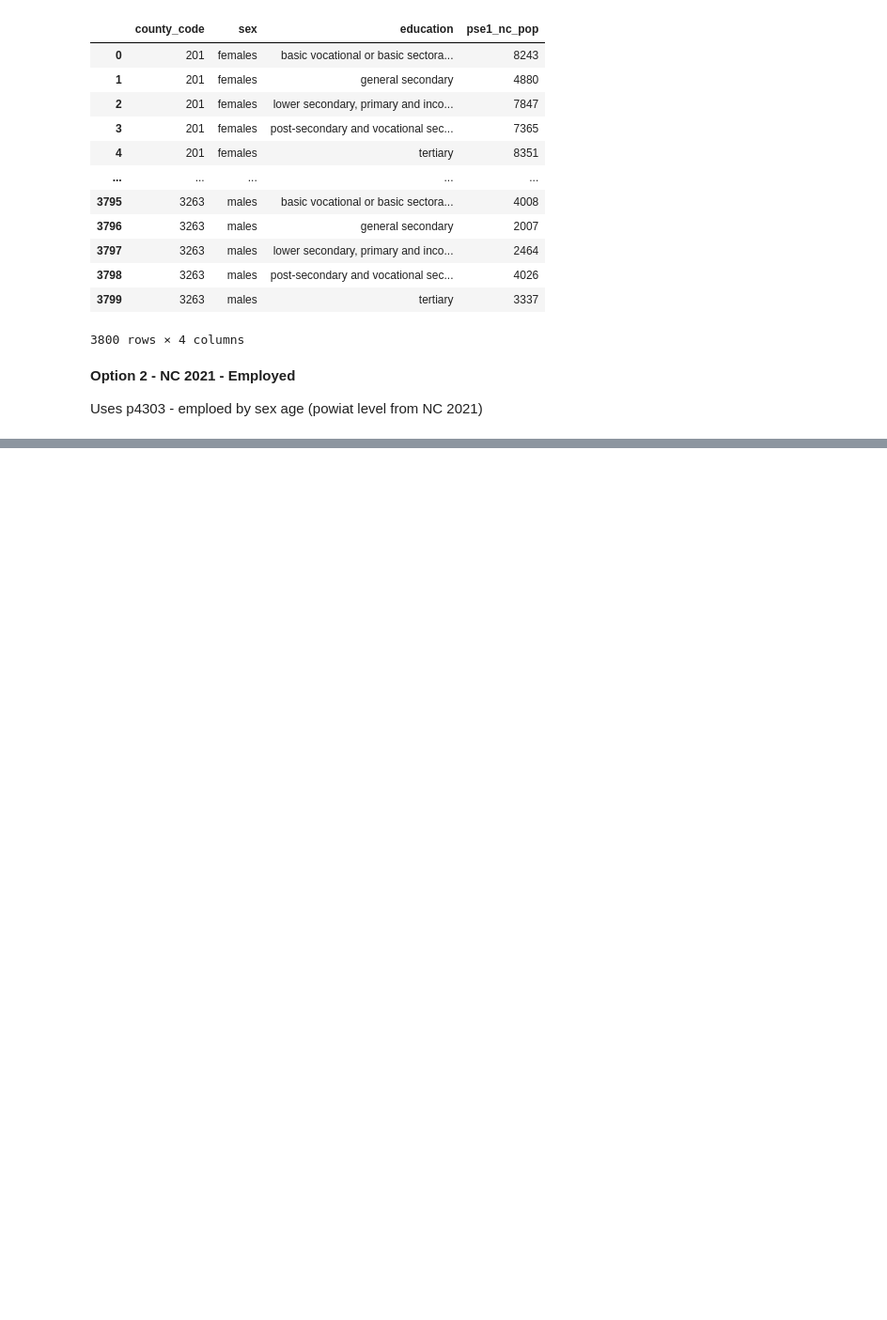
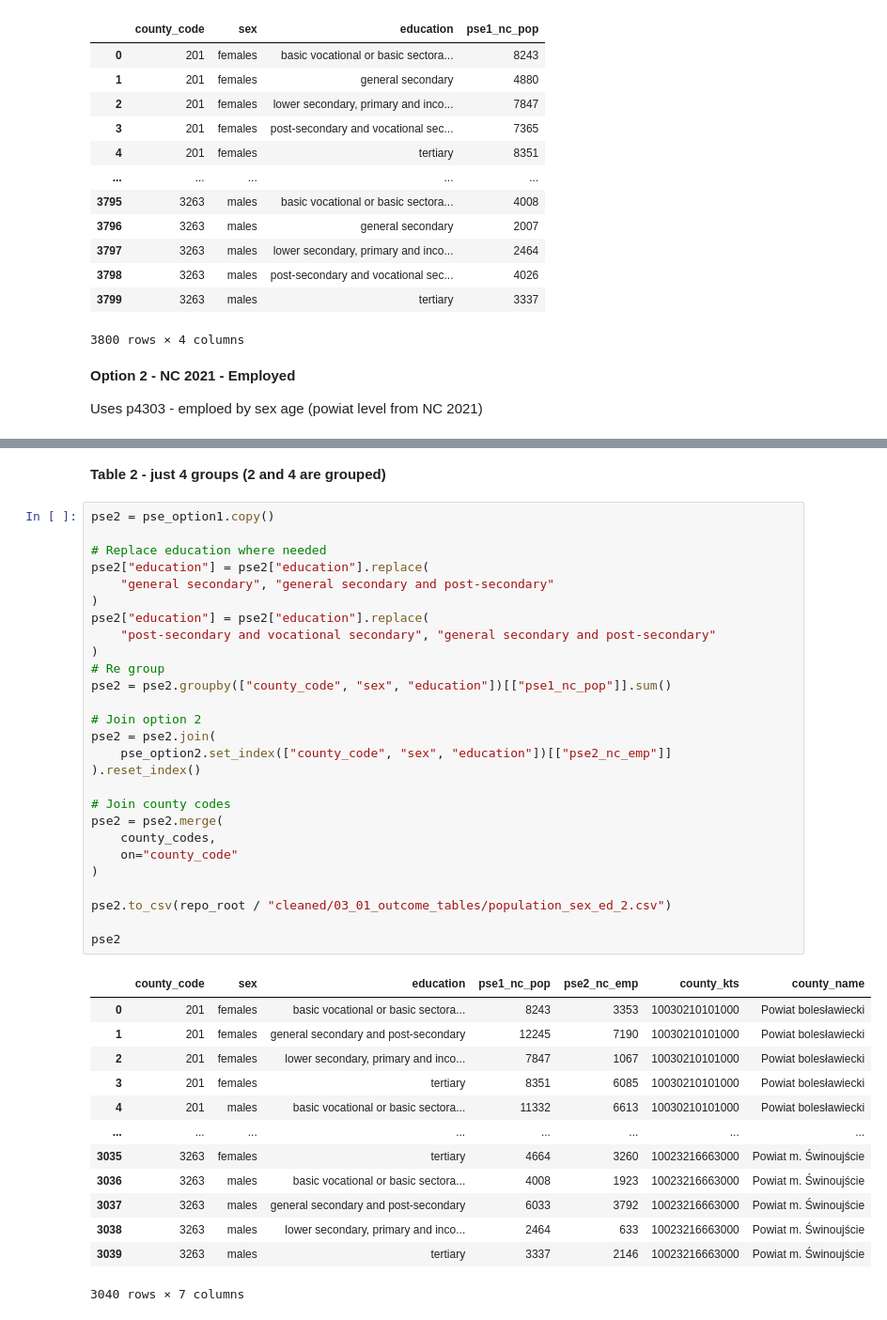
Before and after one commit to harrisonluff/Group_Project_Y3, a Jupyter notebook: notebooks/analysis/03_01_population_outcome.ipynb, the cells around one changed output, grey strips where cells are left out. Shown at 94% size. Saved outputs shown, nothing was run; the diff lists cells and outputs as text; blank space fills up the shorter version.

```diff
--- a/notebooks/analysis/03_01_population_outcome.ipynb
+++ b/notebooks/analysis/03_01_population_outcome.ipynb
@@ -1565,0 +1593,43 @@ Name: count, dtype: int64
+# %% [markdown]
+**Table 2 - just 4 groups (2 and 4 are grouped)**
+# %%
+pse2 = pse_option1.copy()
+
+# Replace education where needed
+pse2["education"] = pse2["education"].replace(
+    "general secondary", "general secondary and post-secondary"
+)
+pse2["education"] = pse2["education"].replace(
+    "post-secondary and vocational secondary", "general secondary and post-secondary"
+)
+# Re group
+pse2 = pse2.groupby(["county_code", "sex", "education"])[["pse1_nc_pop"]].sum()
+
+# Join option 2
+pse2 = pse2.join(
+    pse_option2.set_index(["county_code", "sex", "education"])[["pse2_nc_emp"]]
+).reset_index()
+
+# Join county codes
+pse2 = pse2.merge(
+    county_codes,
+    on="county_code"
+)
+
+pse2.to_csv(repo_root / "cleaned/03_01_outcome_tables/population_sex_ed_2.csv")
+
+pse2
+# %% [output]
+|  | county_code | sex | education | pse1_nc_pop | pse2_nc_emp | county_kts | county_name |
+| 0 | 201 | females | basic vocational or basic sectora... | 8243 | 3353 | 10030210101000 | Powiat bolesławiecki |
+| 1 | 201 | females | general secondary and post-secondary | 12245 | 7190 | 10030210101000 | Powiat bolesławiecki |
+| 2 | 201 | females | lower secondary, primary and inco... | 7847 | 1067 | 10030210101000 | Powiat bolesławiecki |
+| 3 | 201 | females | tertiary | 8351 | 6085 | 10030210101000 | Powiat bolesławiecki |
+| 4 | 201 | males | basic vocational or basic sectora... | 11332 | 6613 | 10030210101000 | Powiat bolesławiecki |
+| ... | ... | ... | ... | ... | ... | ... | ... |
+| 3035 | 3263 | females | tertiary | 4664 | 3260 | 10023216663000 | Powiat m. Świnoujście |
+| 3036 | 3263 | males | basic vocational or basic sectora... | 4008 | 1923 | 10023216663000 | Powiat m. Świnoujście |
+| 3037 | 3263 | males | general secondary and post-secondary | 6033 | 3792 | 10023216663000 | Powiat m. Świnoujście |
+| 3038 | 3263 | males | lower secondary, primary and inco... | 2464 | 633 | 10023216663000 | Powiat m. Świnoujście |
+| 3039 | 3263 | males | tertiary | 3337 | 2146 | 10023216663000 | Powiat m. Świnoujście |
+3040 rows × 7 columns
```
Also changed, not shown: parts of 3 cells of this notebook, 2 other files.
